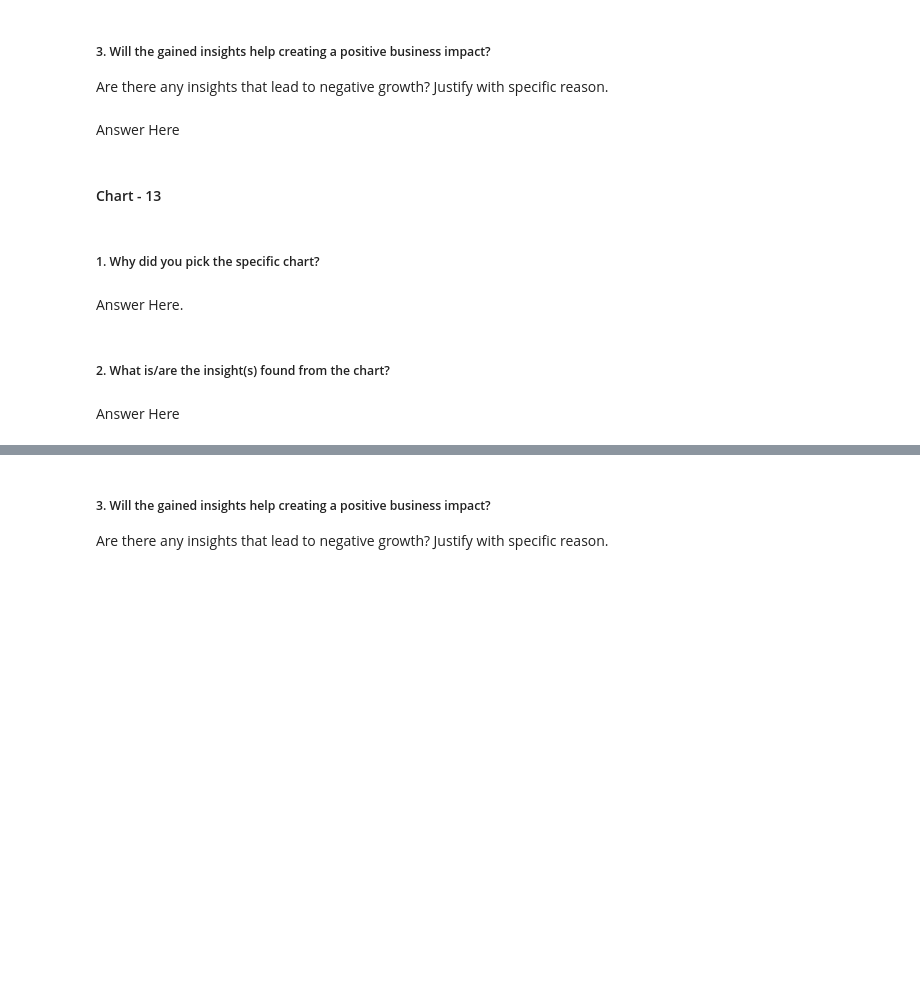
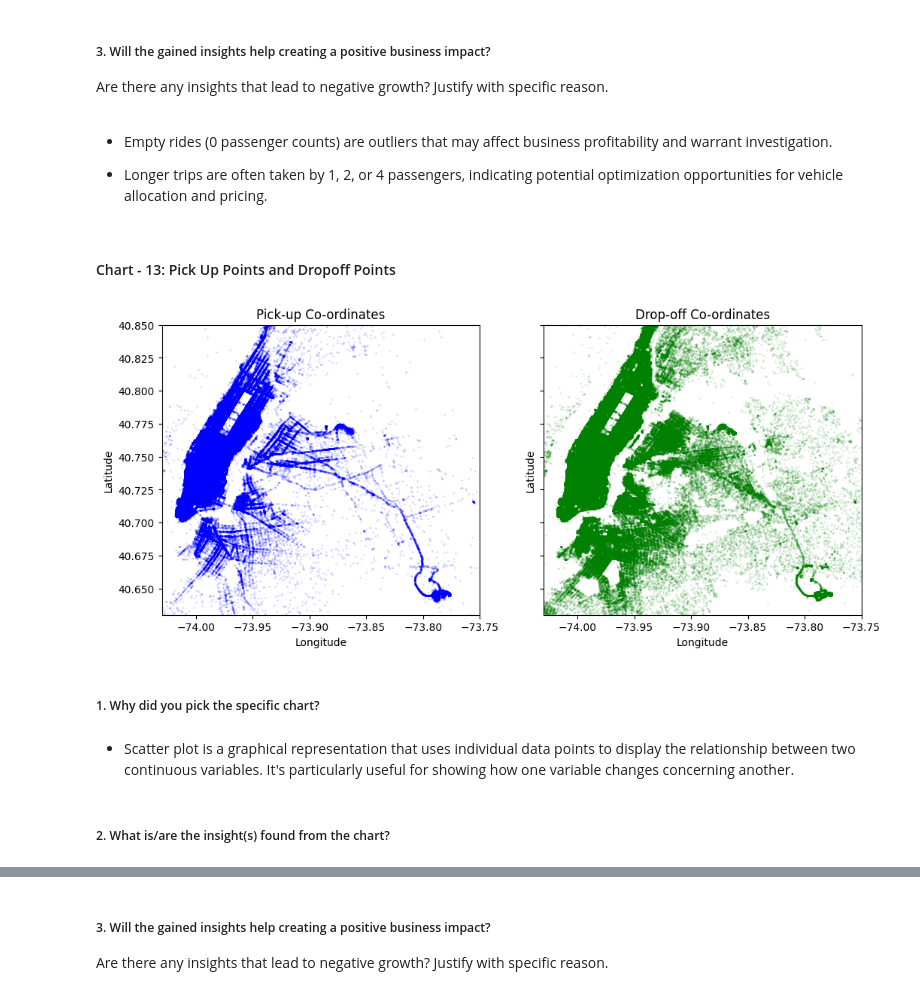
Before and after one commit to DevanshA2511/NYC_Taxi_trip_time_predection, a Jupyter notebook: NYC_Taxi_Trip_Time_Prediction_ML_Capstone_Project_Submission.ipynb, the cells around one changed output, grey strips where cells are left out. Cells and saved outputs as stored; diff of their text form; code cells hidden in the pictures; blank space fills up the shorter version.

```diff
--- a/NYC_Taxi_Trip_Time_Prediction_ML_Capstone_Project_Submission.ipynb
+++ b/NYC_Taxi_Trip_Time_Prediction_ML_Capstone_Project_Submission.ipynb
@@ -793,7 +806,9 @@ Answer Here
 # %% [markdown]
 ##### 3. Will the gained insights help creating a positive business impact?
 Are there any insights that lead to negative growth? Justify with specific reason.
-# %% [markdown]
-Answer Here
+# %% [markdown]
+* Empty rides (0 passenger counts) are outliers that may affect business profitability and warrant investigation.
+
+* Longer trips are often taken by 1, 2, or 4 passengers, indicating potential optimization opportunities for vehicle allocation and pricing.
 # %% [markdown]
-#### Chart - 13
+#### Chart - 13: Pick Up Points and Dropoff Points
@@ -802,8 +815,26 @@ Answer Here
+# %%
+# Chart - 13 visualization code
+city_long_border = (-74.03, -73.75)
+city_lat_border = (40.63, 40.85)
+fig, ax = plt.subplots(ncols=2, sharex=True, sharey=True,figsize = (12,5))
+ax[0].scatter(taxi_df['pickup_longitude'].values, taxi_df['pickup_latitude'].values,
+color='blue', s=1, label='train', alpha=0.1)
+ax[1].scatter(taxi_df['dropoff_longitude'].values, taxi_df['dropoff_latitude'].values,
+color='green', s=1, label='train', alpha=0.1)
+ax[1].set_title('Drop-off Co-ordinates')
+ax[0].set_title('Pick-up Co-ordinates')
+ax[0].set_ylabel('Latitude')
+ax[0].set_xlabel('Longitude')
+ax[1].set_ylabel('Latitude')
+ax[1].set_xlabel('Longitude')
+plt.ylim(city_lat_border)
+plt.xlim(city_long_border)
+plt.show()
+# %% [output]
+[figure, added]
 # %% [markdown]
 ##### 1. Why did you pick the specific chart?
-# %% [markdown]
-Answer Here.
+# %% [markdown]
+ * Scatter plot is a graphical representation that uses individual data points to display the relationship between two continuous variables. It's particularly useful for showing how one variable changes concerning another.
 # %% [markdown]
 ##### 2. What is/are the insight(s) found from the chart?
-# %% [markdown]
-Answer Here
```
Also changed, not shown: parts of 85 cells of this notebook.
